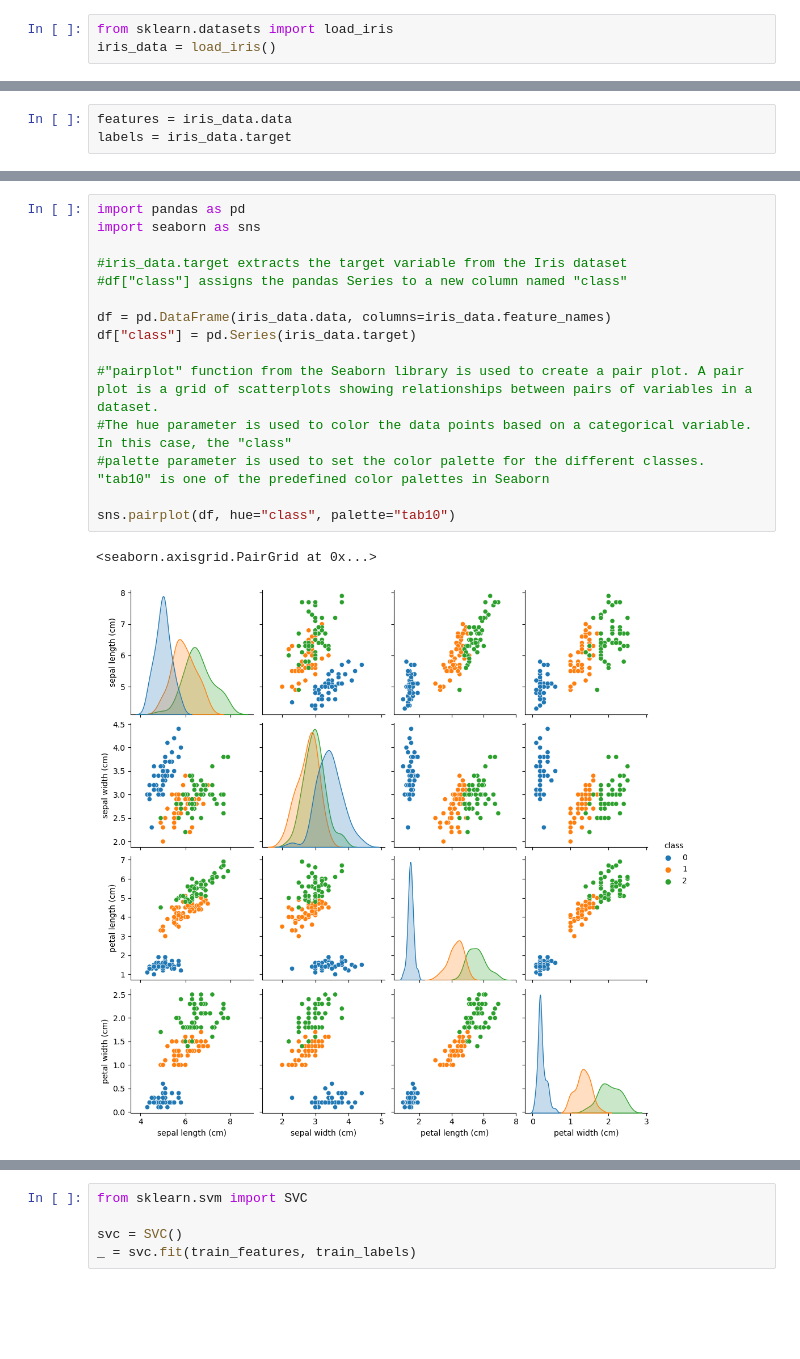
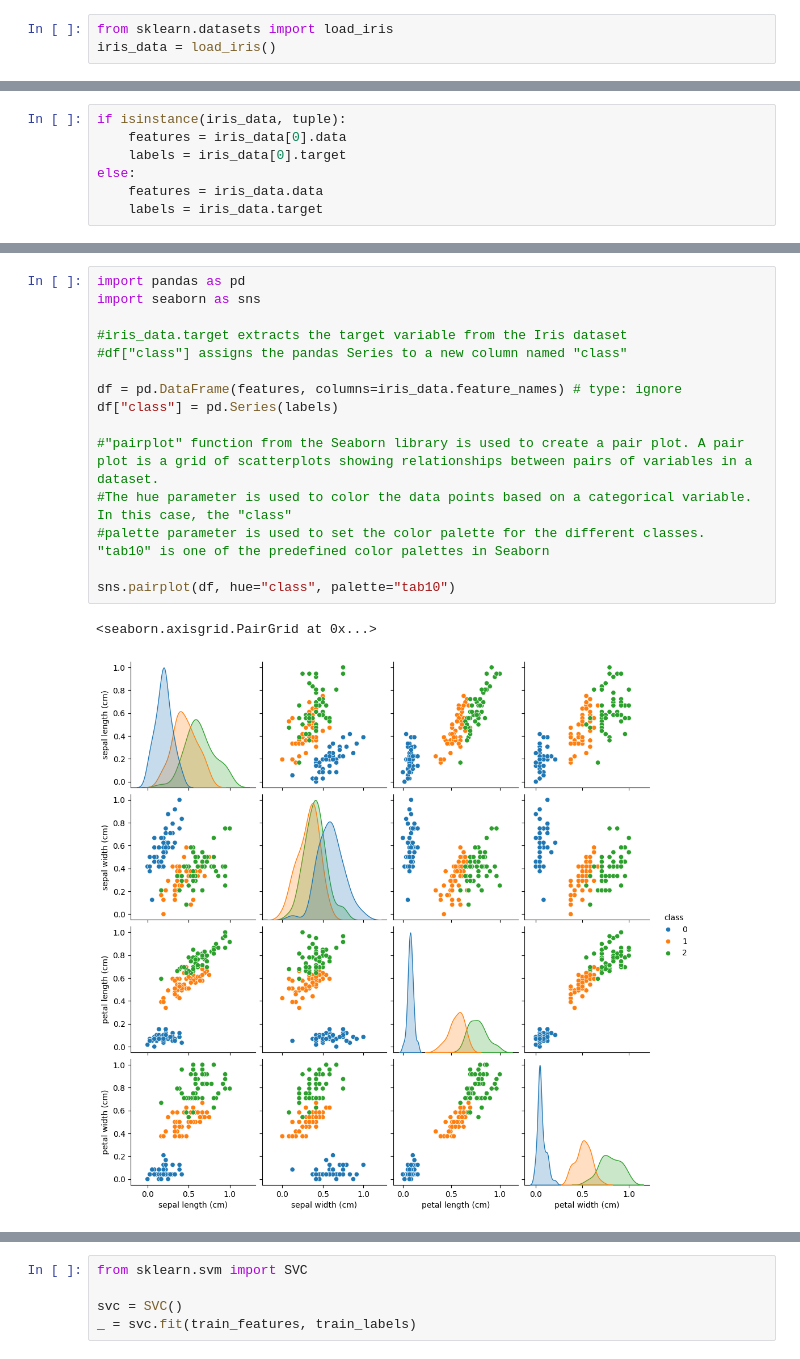
Before and after one commit to lakshya4568/Quantum-AI-ML, a Jupyter notebook: notebooks/Qiskit_IrisDataset_Practice.ipynb, the cells around one changed output, grey strips where cells are left out. Drawn from its saved outputs; the diff is of its cells as text; blank space fills up the shorter version.

```diff
--- a/notebooks/Qiskit_IrisDataset_Practice.ipynb
+++ b/notebooks/Qiskit_IrisDataset_Practice.ipynb
@@ -26,6 +26,10 @@ Iris plants dataset
 # %%
-features = iris_data.data
-labels = iris_data.target
+if isinstance(iris_data, tuple):
+    features = iris_data[0].data
+    labels = iris_data[0].target
+else:
+    features = iris_data.data
+    labels = iris_data.target
 # %%
 #MinMaxScaler IS USED TO NORMALIZE THE FEATURES WITHIN [0,1]
 #Normalization is a common technique in machine learning and often leads to better numerical stability and convergence of an algorithm
@@ -36,21 +39,21 @@ features = MinMaxScaler().fit_transform(features)
 # %%
 import pandas as pd
 import seaborn as sns
 
 #iris_data.target extracts the target variable from the Iris dataset
 #df["class"] assigns the pandas Series to a new column named "class"
 
-df = pd.DataFrame(iris_data.data, columns=iris_data.feature_names)
-df["class"] = pd.Series(iris_data.target)
+df = pd.DataFrame(features, columns=iris_data.feature_names) # type: ignore
+df["class"] = pd.Series(labels)
 
 #"pairplot" function from the Seaborn library is used to create a pair plot. A pair plot is a grid of scatterplots showing relationships between pairs of variables in a dataset.
 #The hue parameter is used to color the data points based on a categorical variable. In this case, the "class"
 #palette parameter is used to set the color palette for the different classes. "tab10" is one of the predefined color palettes in Seaborn
 
 sns.pairplot(df, hue="class", palette="tab10")
 # %% [output]
 <seaborn.axisgrid.PairGrid at 0x...>
-[figure, old version]
+[figure, new version]
 # %%
 from sklearn.model_selection import train_test_split
 from qiskit_algorithms.utils import algorithm_globals
```
Also changed, not shown: parts of 4 cells of this notebook, 4 other files.
